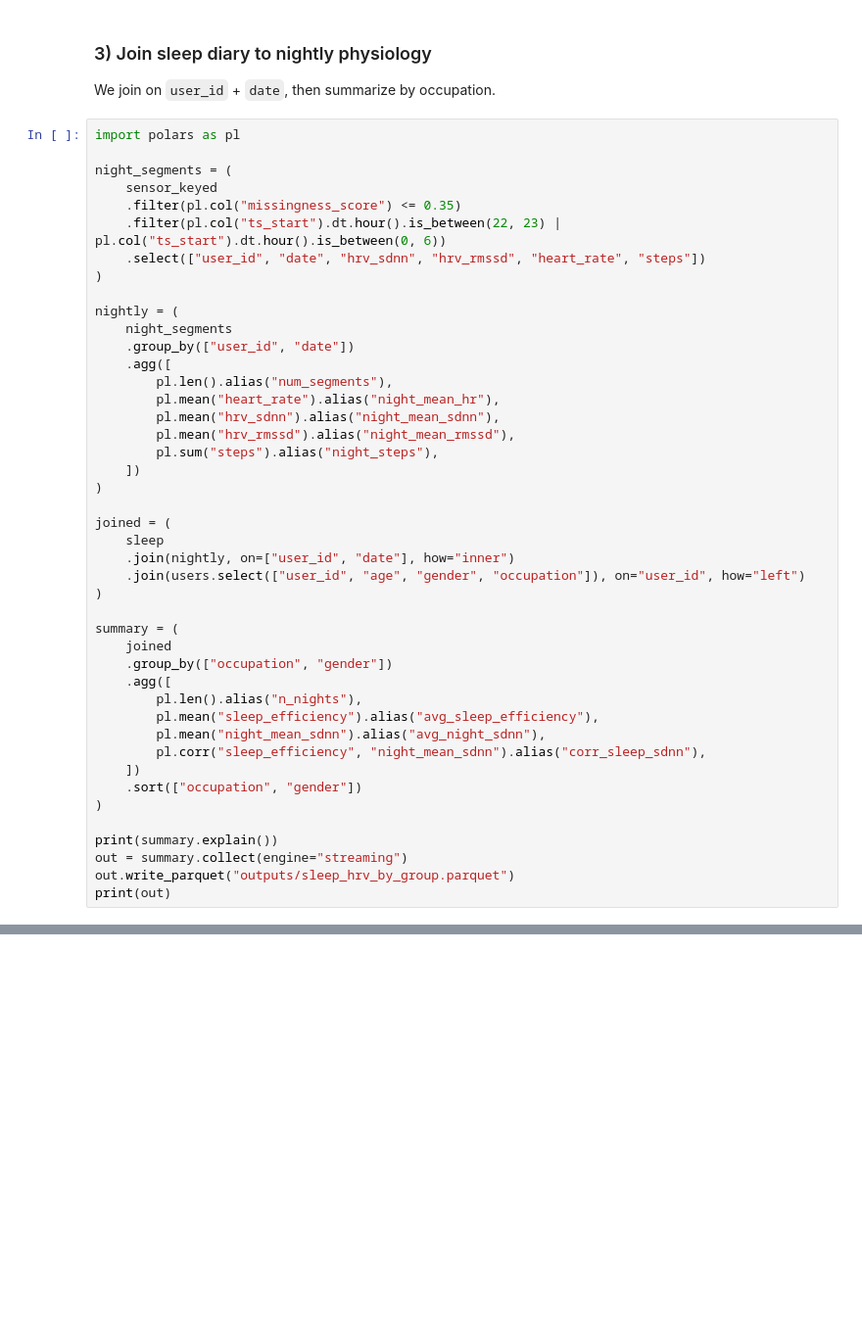
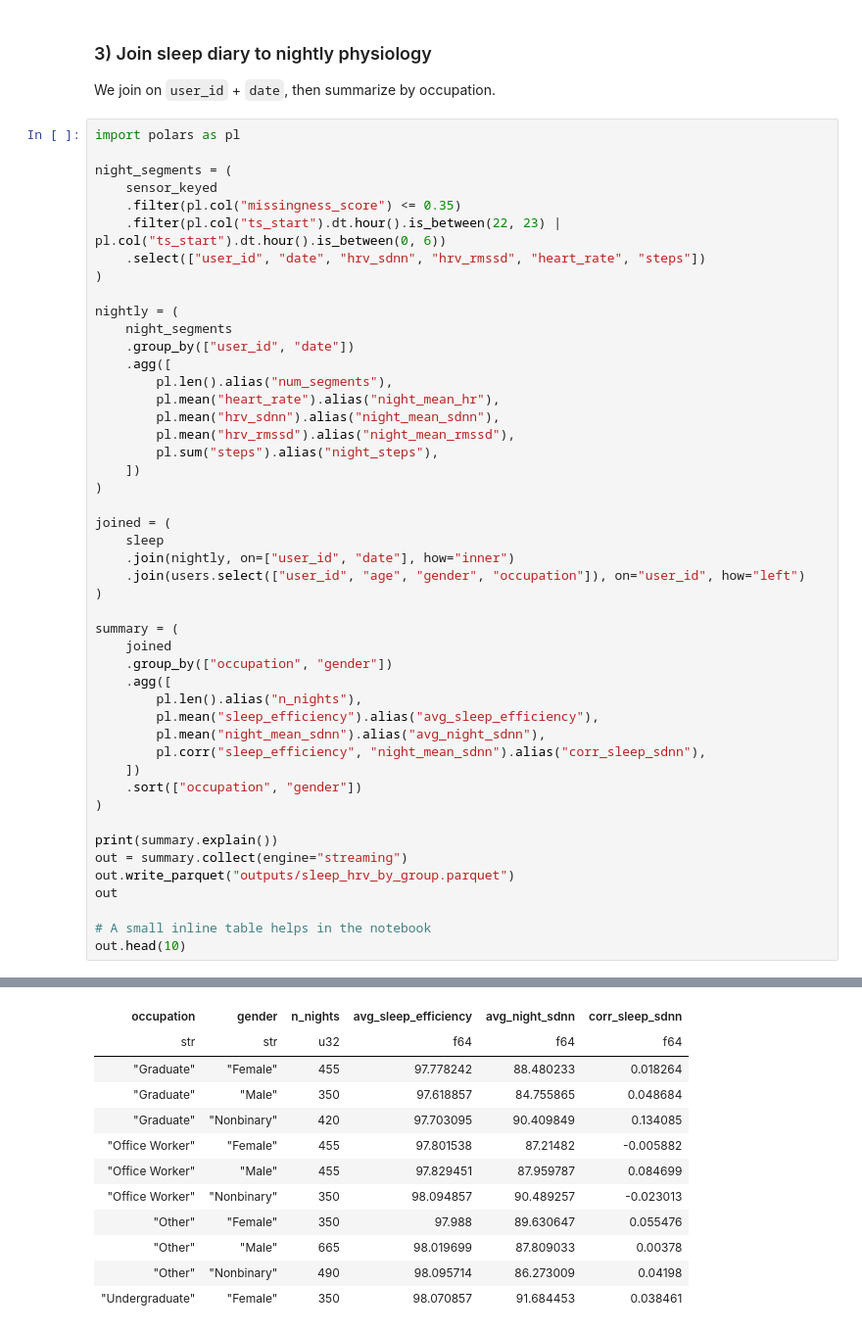
Before and after one commit to oscar-peng/datasci_223, a Jupyter notebook: lectures/02/demo/02a_lazy_join-executed.ipynb, the cells around one changed output, grey strips where cells are left out. Shown at 98% size. Drawn from its saved outputs; the diff is of its cells as text; blank space fills up the shorter version.

```diff
--- a/lectures/02/demo/02a_lazy_join-executed.ipynb
+++ b/lectures/02/demo/02a_lazy_join-executed.ipynb
@@ -115,7 +125,10 @@ summary = (
 print(summary.explain())
 out = summary.collect(engine="streaming")
 out.write_parquet("outputs/sleep_hrv_by_group.parquet")
-print(out)
+out
+
+# A small inline table helps in the notebook
+out.head(10)
 # %% [output]
 SORT BY [col("occupation"), col("gender")]
   AGGREGATE[maintain_order: false]
@@ -136,0 +151,12 @@ SORT BY [col("occupation"), col("gender")]
+| occupation | gender | n_nights | avg_sleep_efficiency | avg_night_sdnn | corr_sleep_sdnn |
+| str | str | u32 | f64 | f64 | f64 |
+| "Graduate" | "Female" | 455 | 97.778242 | 88.480233 | 0.018264 |
+| "Graduate" | "Male" | 350 | 97.618857 | 84.755865 | 0.048684 |
+| "Graduate" | "Nonbinary" | 420 | 97.703095 | 90.409849 | 0.134085 |
+| "Office Worker" | "Female" | 455 | 97.801538 | 87.21482 | -0.005882 |
+| "Office Worker" | "Male" | 455 | 97.829451 | 87.959787 | 0.084699 |
+| "Office Worker" | "Nonbinary" | 350 | 98.094857 | 90.489257 | -0.023013 |
+| "Other" | "Female" | 350 | 97.988 | 89.630647 | 0.055476 |
+| "Other" | "Male" | 665 | 98.019699 | 87.809033 | 0.00378 |
+| "Other" | "Nonbinary" | 490 | 98.095714 | 86.273009 | 0.04198 |
+| "Undergraduate" | "Female" | 350 | 98.070857 | 91.684453 | 0.038461 |
```
Also changed, not shown: parts of 8 cells of this notebook, 8 other files.
